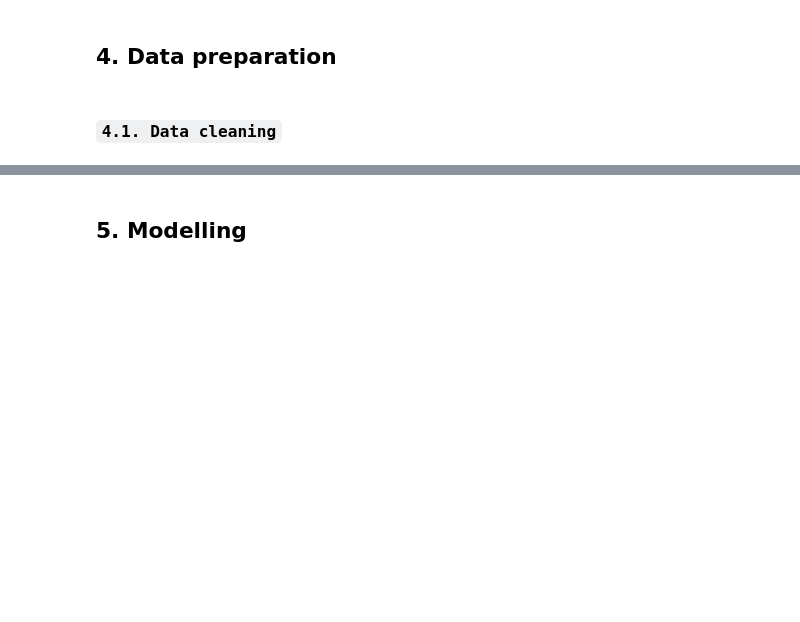
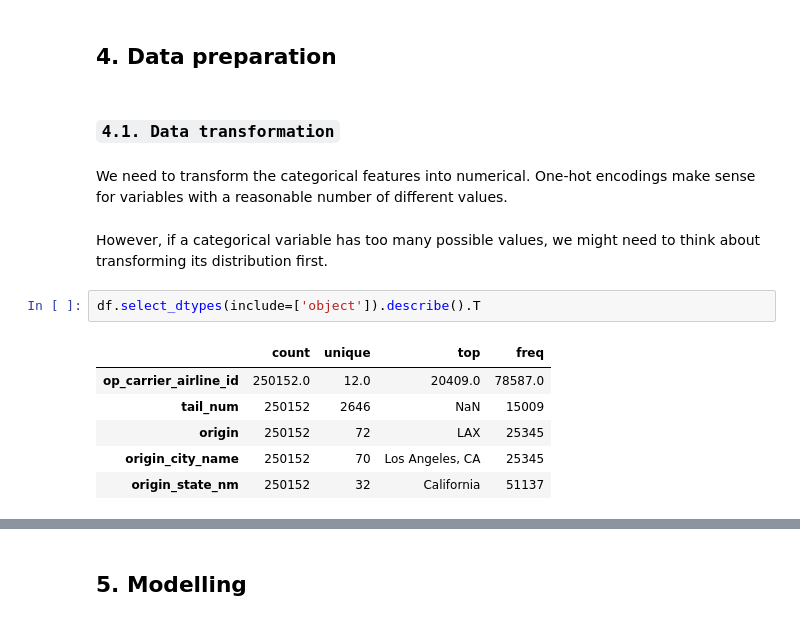
Before and after one commit to hidiegorguez/JFK-Delay-Prediction, a Jupyter notebook: jfk_delay_prediction.ipynb, the cells around one changed output, grey strips where cells are left out. Drawn from its saved outputs; the diff is of its cells as text; blank space fills up the shorter version.

```diff
--- a/jfk_delay_prediction.ipynb
+++ b/jfk_delay_prediction.ipynb
@@ -487,4 +487,17 @@ Same here.
 # %% [markdown]
 ## 4. Data preparation
 # %% [markdown]
-### `4.1. Data cleaning`
+### `4.1. Data transformation`
+# %% [markdown]
+We need to transform the categorical features into numerical. One-hot encodings make sense for variables with a reasonable number of different values.
+# %% [markdown]
+However, if a categorical variable has too many possible values, we might need to think about transforming its distribution first.
+# %%
+df.select_dtypes(include=['object']).describe().T
+# %% [output]
+|  | count | unique | top | freq |
+| op_carrier_airline_id | 250152.0 | 12.0 | 20409.0 | 78587.0 |
+| tail_num | 250152 | 2646 | NaN | 15009 |
+| origin | 250152 | 72 | LAX | 25345 |
+| origin_city_name | 250152 | 70 | Los Angeles, CA | 25345 |
+| origin_state_nm | 250152 | 32 | California | 51137 |
```
Also changed, not shown: parts of 17 cells of this notebook.
